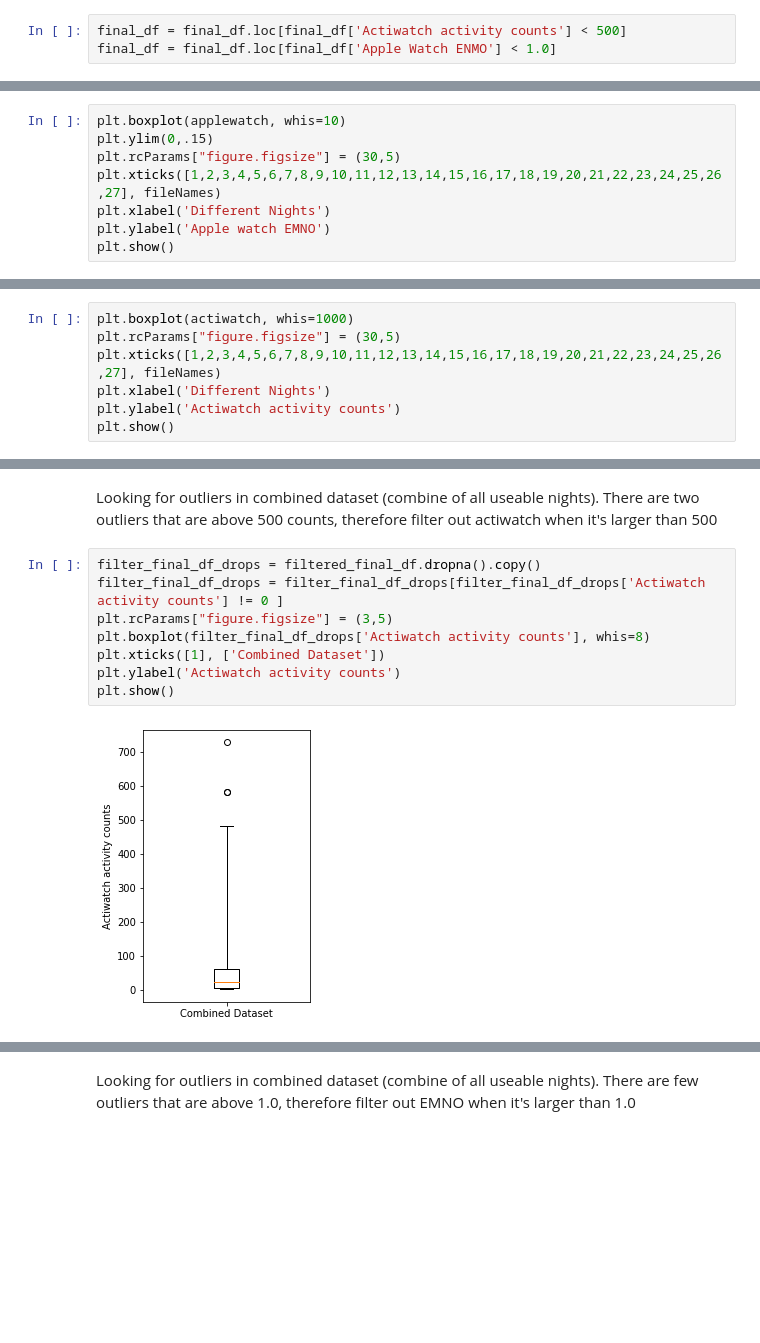
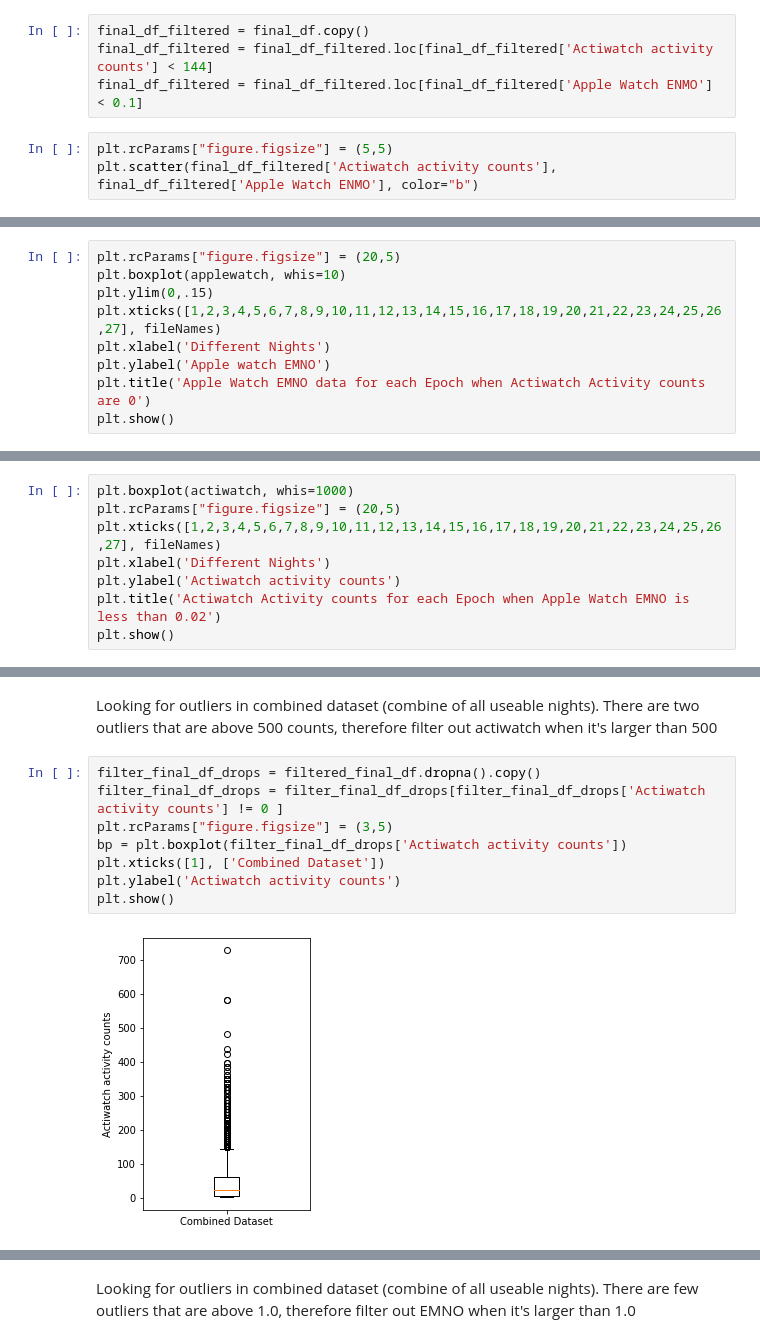
Before and after one commit to nishisandali/IFN646_Project, a Jupyter notebook: Data pre-processing.ipynb, the cells around one changed output, grey strips where cells are left out. Cells and saved outputs as stored; diff of their text form; blank space fills up the shorter version.

```diff
--- a/Data pre-processing.ipynb
+++ b/Data pre-processing.ipynb
@@ -86,5 +111,9 @@ final_df = pd.concat(frames)
 # %% [markdown]
 Filter out outliers
 # %%
-final_df = final_df.loc[final_df['Actiwatch activity counts'] < 500]
-final_df = final_df.loc[final_df['Apple Watch ENMO'] < 1.0]
+final_df_filtered = final_df.copy()
+final_df_filtered = final_df_filtered.loc[final_df_filtered['Actiwatch activity counts'] < 144]
+final_df_filtered = final_df_filtered.loc[final_df_filtered['Apple Watch ENMO'] < 0.1]
+# %%
+plt.rcParams["figure.figsize"] = (5,5)
+plt.scatter(final_df_filtered['Actiwatch activity counts'], final_df_filtered['Apple Watch ENMO'], color="b")
@@ -151,11 +187,12 @@ for frame in frames:
 # %% [markdown]
 This plot shows P10_N1, P10_N2, P13_N1 and P15_N1 have a lot of variance in the zero values when compared to the other nights. These nights will be dropped from the combined dataset
 # %%
+plt.rcParams["figure.figsize"] = (20,5)
 plt.boxplot(applewatch, whis=10)
 plt.ylim(0,.15)
-plt.rcParams["figure.figsize"] = (30,5)
 plt.xticks([1,2,3,4,5,6,7,8,9,10,11,12,13,14,15,16,17,18,19,20,21,22,23,24,25,26,27], fileNames)
 plt.xlabel('Different Nights')
 plt.ylabel('Apple watch EMNO')
+plt.title('Apple Watch EMNO data for each Epoch when Actiwatch Activity counts are 0')
 plt.show()
 # %% [output]
@@ -173,9 +210,10 @@ for frame in frames:
 This plot shows P10_N1, P10_N2, P15_N1 and P17_N2 have a lot of variance in the zero values when compared to the other nights. These nights will be dropped from the combined dataset
 # %%
 plt.boxplot(actiwatch, whis=1000)
-plt.rcParams["figure.figsize"] = (30,5)
+plt.rcParams["figure.figsize"] = (20,5)
 plt.xticks([1,2,3,4,5,6,7,8,9,10,11,12,13,14,15,16,17,18,19,20,21,22,23,24,25,26,27], fileNames)
 plt.xlabel('Different Nights')
 plt.ylabel('Actiwatch activity counts')
+plt.title('Actiwatch Activity counts for each Epoch when Apple Watch EMNO is less than 0.02')
 plt.show()
 # %% [output]
@@ -185,10 +223,10 @@ Looking for outliers in combined dataset (combine of all useable nights). There
 # %%
 filter_final_df_drops = filtered_final_df.dropna().copy()
 filter_final_df_drops = filter_final_df_drops[filter_final_df_drops['Actiwatch activity counts'] != 0 ]
 plt.rcParams["figure.figsize"] = (3,5)
-plt.boxplot(filter_final_df_drops['Actiwatch activity counts'], whis=8)
+bp = plt.boxplot(filter_final_df_drops['Actiwatch activity counts'])
 plt.xticks([1], ['Combined Dataset'])
 plt.ylabel('Actiwatch activity counts')
 plt.show()
 # %% [output]
-[figure, old version]
+[figure, new version]
```
Also changed, not shown: parts of 16 cells of this notebook, 8 other files.
